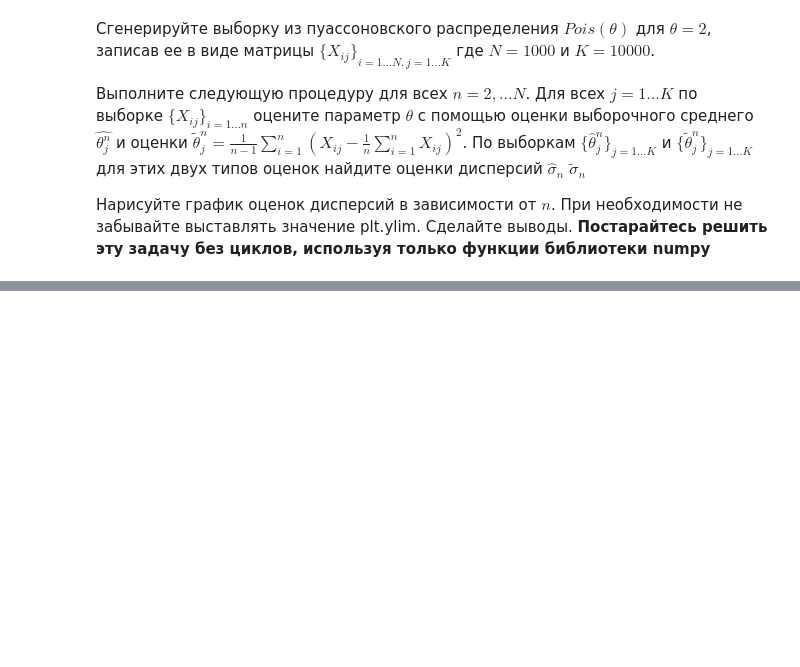
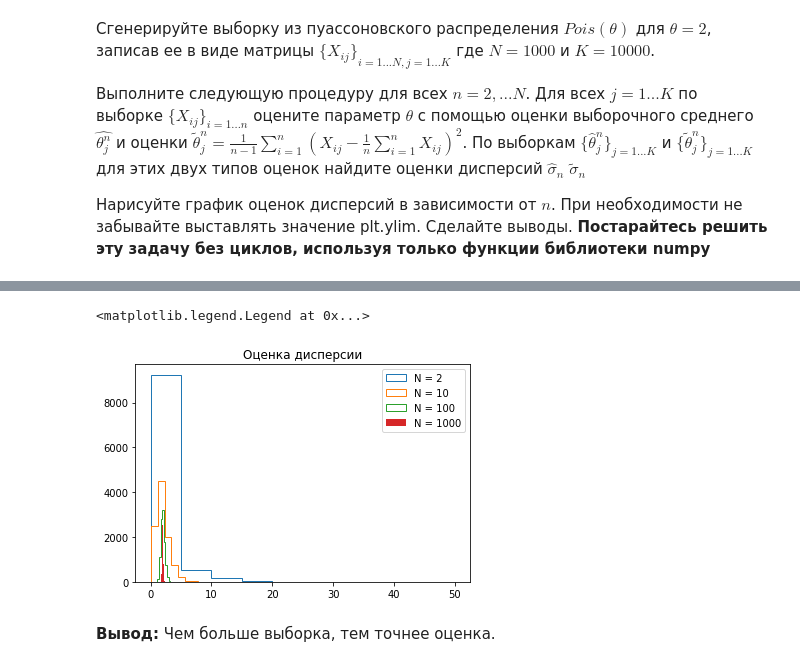
Before and after one commit to SergKuznetsov86/python_and_math, a Jupyter notebook: hw2_3.ipynb, the cells around one changed output, grey strips where cells are left out. Drawn from its saved outputs; the diff is of its cells as text; code cells hidden in the pictures; blank space fills up the shorter version.

```diff
--- a/hw2_3.ipynb
+++ b/hw2_3.ipynb
@@ -184,0 +213,14 @@ plt.plot(sp, cdf)
+# %%
+# Оценка дисперсии
+plt.hist(sample_vars[0,:], histtype =  'step', label = 'N = 2')
+plt.hist(sample_vars[7,:], histtype =  'step', label = 'N = 10')
+plt.hist(sample_vars[97,:], histtype =  'step', label = 'N = 100')
+plt.hist(sample_vars[997,:], label = 'N = 1000')
+
+plt.title('Оценка дисперсии')
+plt.legend(loc='upper right')
+# %% [output]
+<matplotlib.legend.Legend at 0x...>
+[figure, added]
+# %% [markdown]
+**Вывод:** Чем больше выборка, тем точнее оценка.
```
Also changed, not shown: parts of 7 cells of this notebook.
